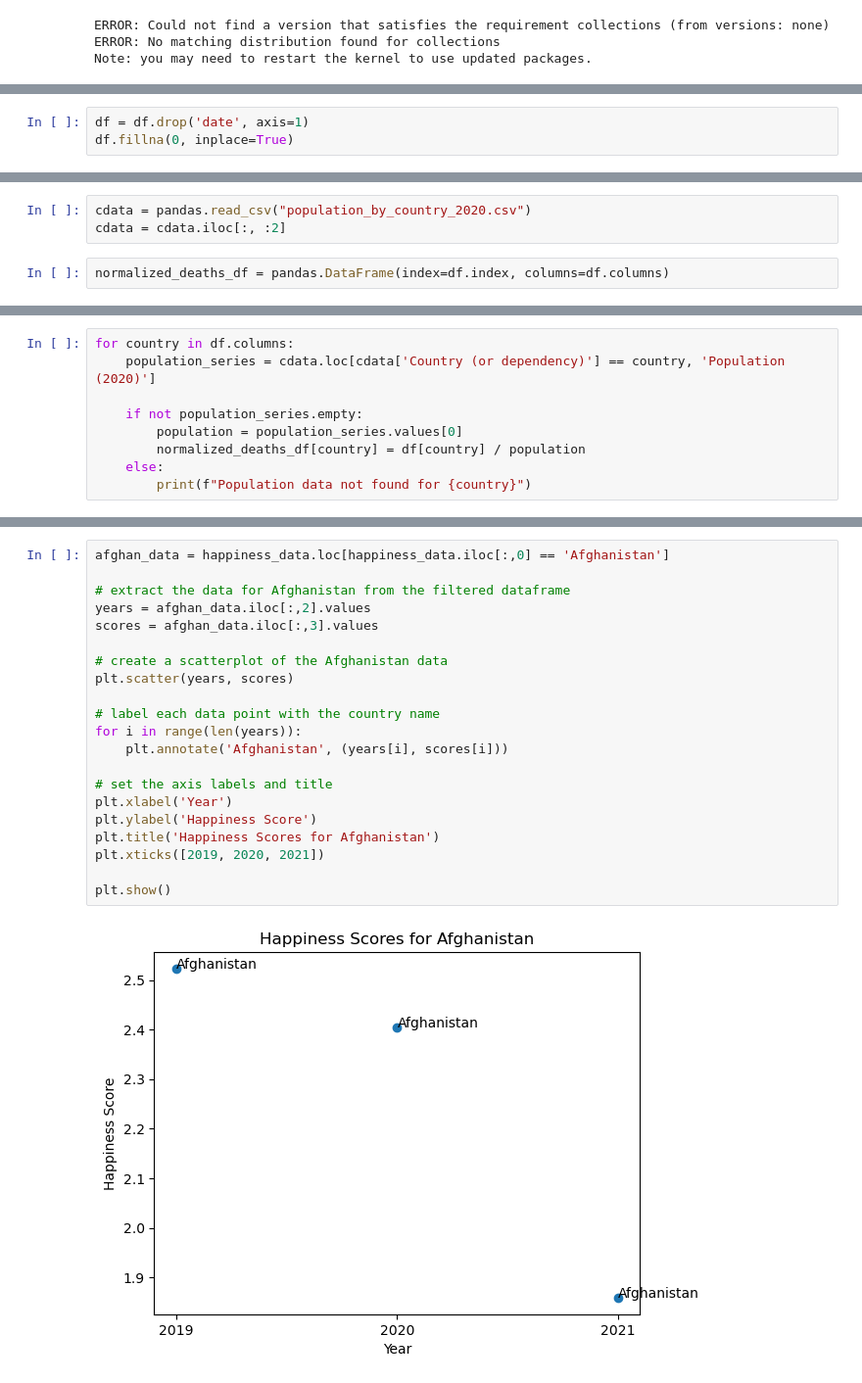
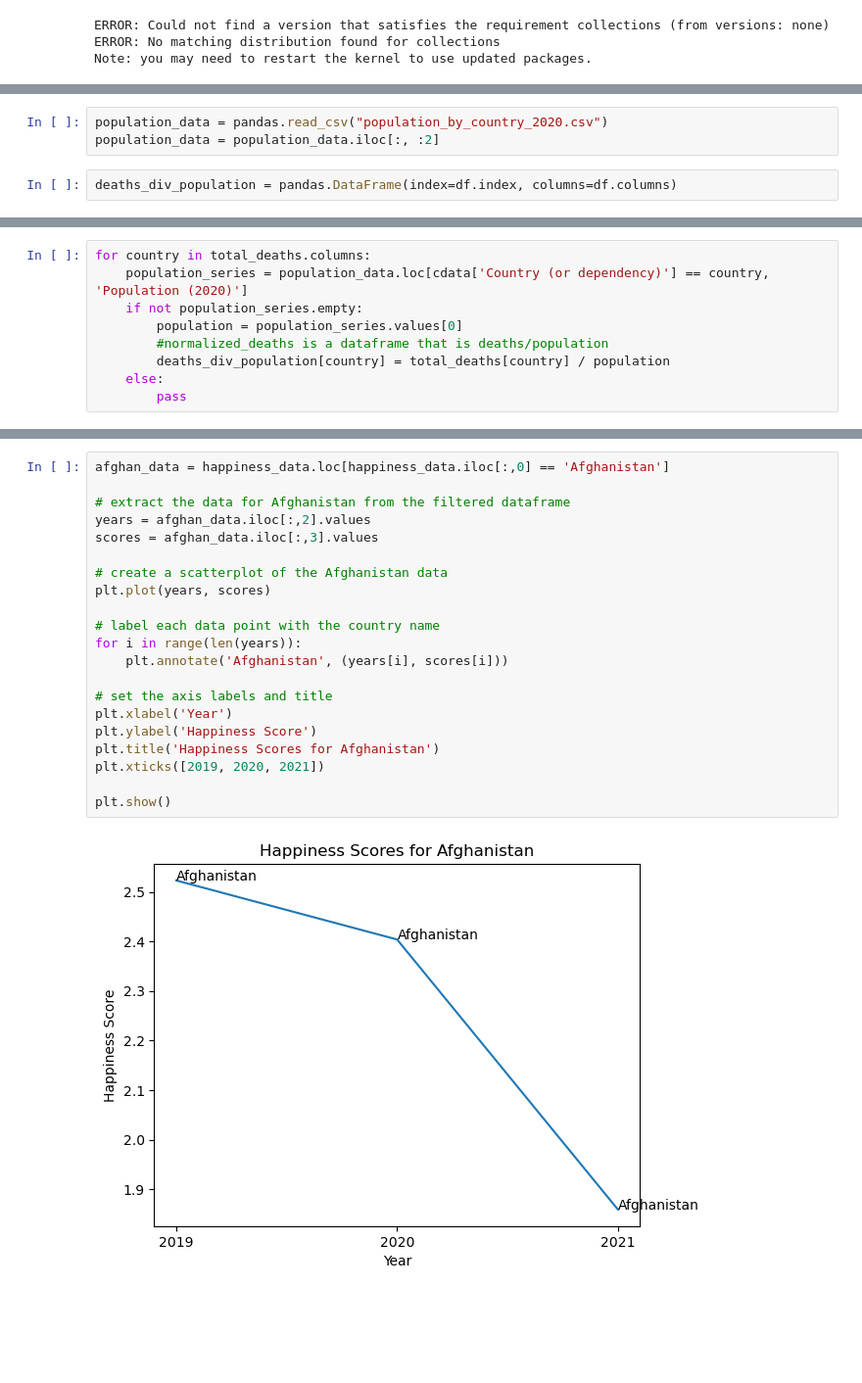
Before and after one commit to zadkhan/BigData_FinalProject, a Jupyter notebook: World Happiness.ipynb, the cells around one changed output, grey strips where cells are left out. Shown: that part at 98% size. Drawn from its saved outputs; the diff is of its cells as text; blank space fills up the shorter version.

```diff
--- a/World Happiness.ipynb
+++ b/World Happiness.ipynb
@@ -66,3 +34,0 @@ df
-# %%
-df = df.drop('date', axis=1)
-df.fillna(0, inplace=True)
@@ -90,5 +56,5 @@ df
 # %%
-cdata = pandas.read_csv("population_by_country_2020.csv")
-cdata = cdata.iloc[:, :2]
+population_data = pandas.read_csv("population_by_country_2020.csv")
+population_data = population_data.iloc[:, :2]
 # %%
-normalized_deaths_df = pandas.DataFrame(index=df.index, columns=df.columns)
+deaths_div_population = pandas.DataFrame(index=df.index, columns=df.columns)
@@ -101,9 +61,9 @@ cdata.loc[cdata['Country (or dependency)'] == "Uruguay"]
 # %%
-for country in df.columns:
-    population_series = cdata.loc[cdata['Country (or dependency)'] == country, 'Population (2020)']
-
+for country in total_deaths.columns:
+    population_series = population_data.loc[cdata['Country (or dependency)'] == country, 'Population (2020)']
     if not population_series.empty:
         population = population_series.values[0]
-        normalized_deaths_df[country] = df[country] / population
+        #normalized_deaths is a dataframe that is deaths/population
+        deaths_div_population[country] = total_deaths[country] / population
     else:
-        print(f"Population data not found for {country}")
+        pass
@@ -174,23 +113,23 @@ plt.show()
 # %%
 afghan_data = happiness_data.loc[happiness_data.iloc[:,0] == 'Afghanistan']
 
 # extract the data for Afghanistan from the filtered dataframe
 years = afghan_data.iloc[:,2].values
 scores = afghan_data.iloc[:,3].values
 
 # create a scatterplot of the Afghanistan data
-plt.scatter(years, scores)
+plt.plot(years, scores)
 
 # label each data point with the country name
 for i in range(len(years)):
     plt.annotate('Afghanistan', (years[i], scores[i]))
 
 # set the axis labels and title
 plt.xlabel('Year')
 plt.ylabel('Happiness Score')
 plt.title('Happiness Scores for Afghanistan')
 plt.xticks([2019, 2020, 2021])
 
 plt.show()
 # %% [output]
-[figure, old version]
+[figure, new version]
```
Also changed, not shown: parts of 17 cells of this notebook.
